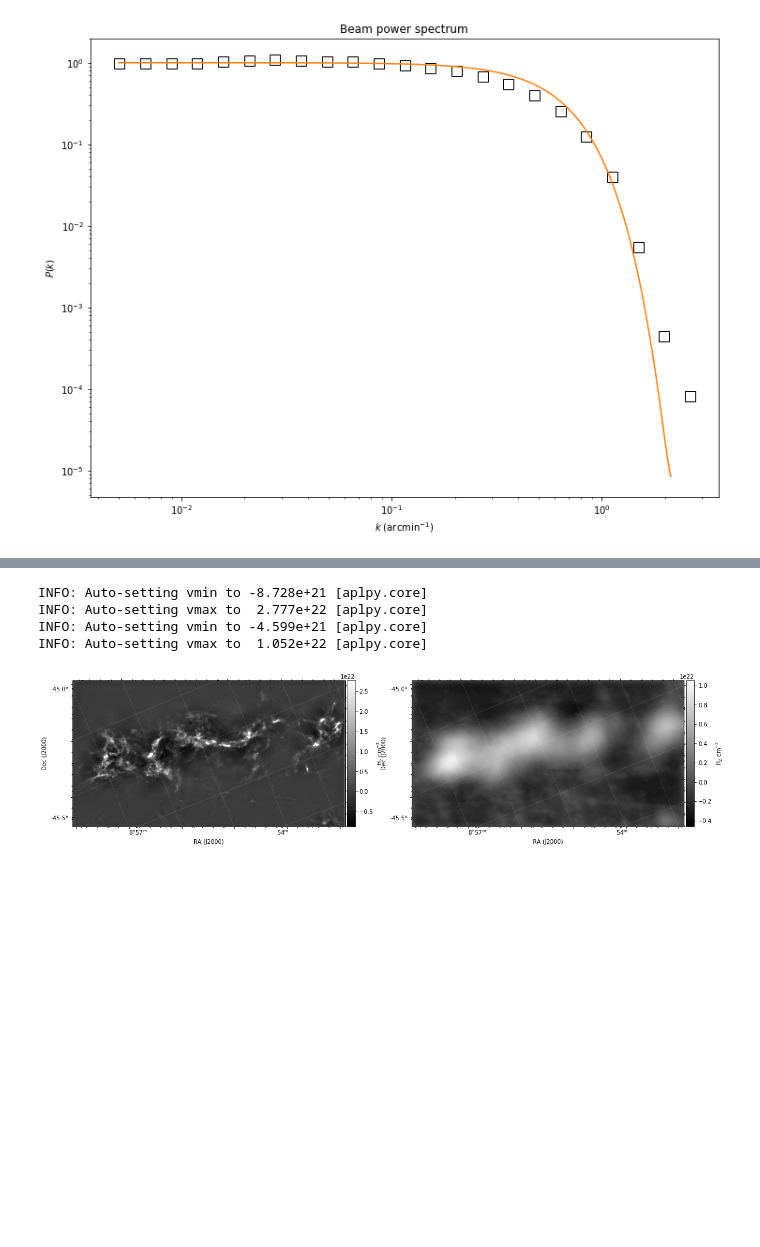
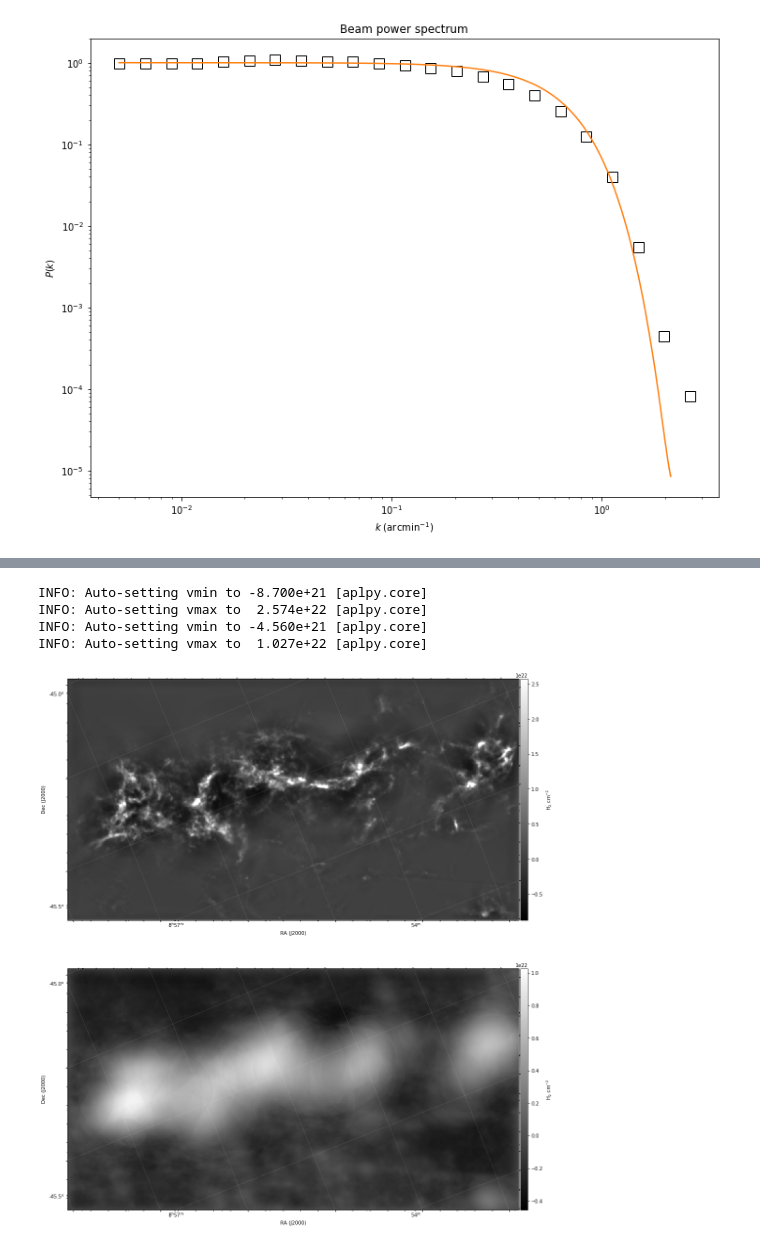
Before and after one commit to jfrob27/M1stage2020, a Jupyter notebook: HOBYS_velac.ipynb, the cells around one changed output, grey strips where cells are left out. Cells and saved outputs as stored; diff of their text form; code cells hidden in the pictures; blank space fills up the shorter version.

```diff
--- a/HOBYS_velac.ipynb
+++ b/HOBYS_velac.ipynb
@@ -244,28 +245,28 @@ scale_free = np.sum(wt[2*M:3*M,:,:].real,axis=0)
 fits.writeto(path + name + '_coldens_cf_r500_medsmo3_reconst_filaments.fits', filaments, header, overwrite=True)
 fits.writeto(path + name + '_coldens_cf_r500_medsmo3_reconst_scale_free.fits', scale_free, header, overwrite=True)
 # %%
-fig_all = plt.figure(1, figsize=(30,30))
+fig_all = plt.figure(1, figsize=(20,20))
 
-fig = aplpy.FITSFigure(path + name + '_coldens_cf_r500_medsmo3_reconst_filaments.fits',figure=fig_all, subplot=(1,3,1))
+fig = aplpy.FITSFigure(path + name + '_coldens_cf_r500_medsmo3_reconst_filaments.fits',figure=fig_all, subplot=(2,1,1))
 fig.show_colorscale(cmap='gray')
 fig.tick_labels.set_yformat('dd.d')
 fig.ticks.set_yspacing(0.5)  # degrees
 fig.add_colorbar()
 fig.add_grid()
 fig.grid.set_alpha(0.15)
 fig.colorbar.set_axis_label_text(r'H$_2$ cm$^{-2}$')
 
-fig = aplpy.FITSFigure(path + name + '_coldens_cf_r500_medsmo3_reconst_scale_free.fits',figure=fig_all, subplot=(1,3,2))
+fig = aplpy.FITSFigure(path + name + '_coldens_cf_r500_medsmo3_reconst_scale_free.fits',figure=fig_all, subplot=(2,1,2))
 fig.show_colorscale(cmap='gray')
 fig.tick_labels.set_yformat('dd.d')
 fig.ticks.set_yspacing(0.5)  # degrees
 fig.add_colorbar()
 fig.add_grid()
 fig.grid.set_alpha(0.15)
 fig.colorbar.set_axis_label_text(r'H$_2$ cm$^{-2}$')
 # %% [output]
-INFO: Auto-setting vmin to -8.728e+21 [aplpy.core]
-INFO: Auto-setting vmax to  2.777e+22 [aplpy.core]
-INFO: Auto-setting vmin to -4.599e+21 [aplpy.core]
-INFO: Auto-setting vmax to  1.052e+22 [aplpy.core]
+INFO: Auto-setting vmin to -8.700e+21 [aplpy.core]
+INFO: Auto-setting vmax to  2.574e+22 [aplpy.core]
+INFO: Auto-setting vmin to -4.560e+21 [aplpy.core]
+INFO: Auto-setting vmax to  1.027e+22 [aplpy.core]
-[figure, old version]
+[figure, new version]
```
Also changed, not shown: parts of 4 cells of this notebook, 5 other files.
